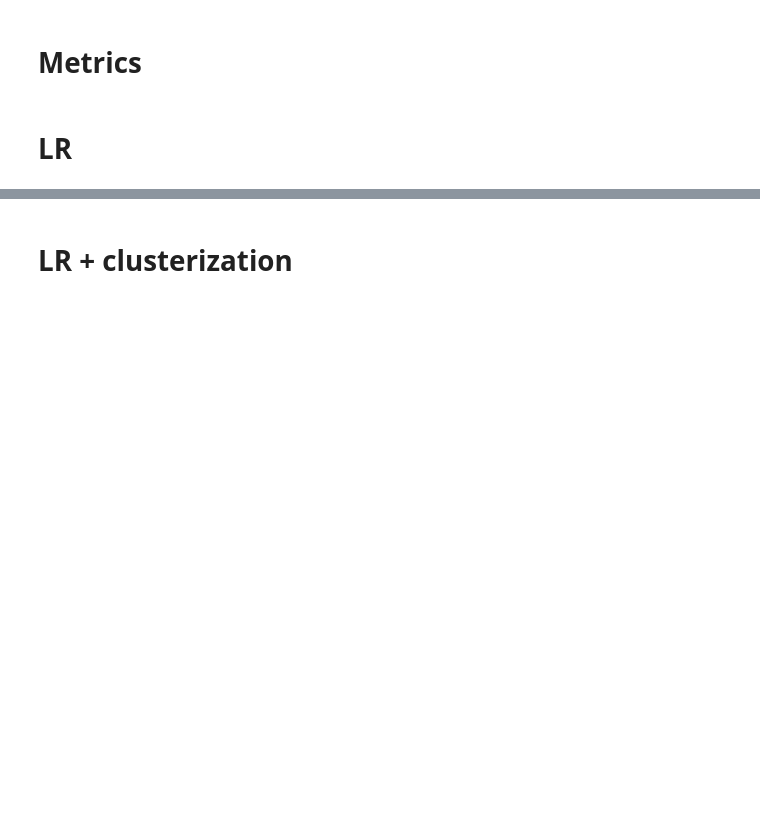
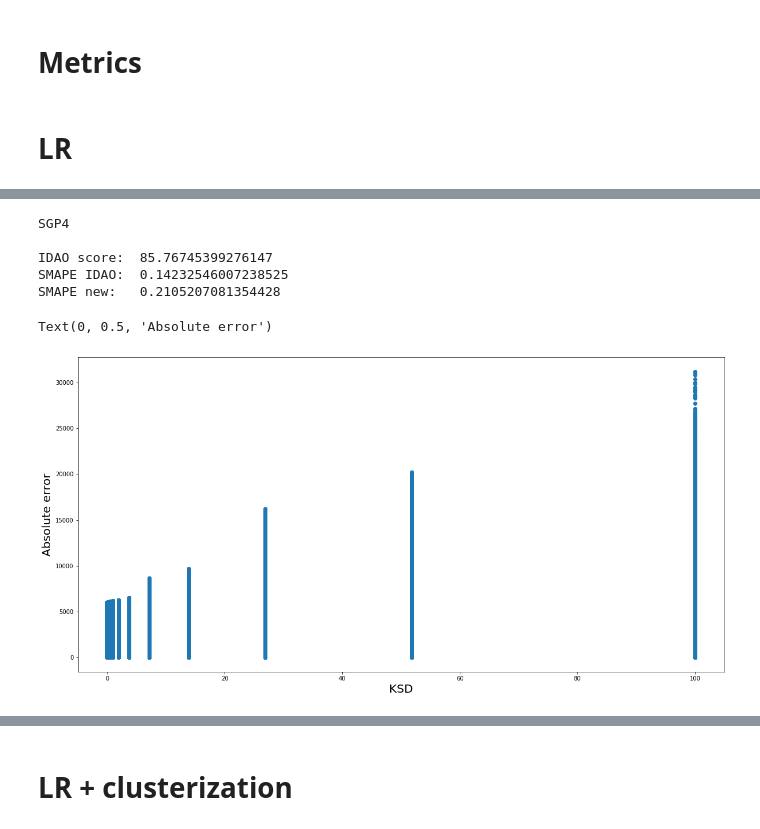
Before and after one commit to denissurin2011/diplom, a Jupyter notebook: linear_models.ipynb, the cells around one changed output, grey strips where cells are left out. Cells and saved outputs as stored; diff of their text form; code cells hidden in the pictures; blank space fills up the shorter version.

```diff
--- a/linear_models.ipynb
+++ b/linear_models.ipynb
@@ -51,7 +58,7 @@ def predict_lr(model, transformer=None):
     X_test = df_test[feature_cols].values
     pred = pd.DataFrame(columns=target_cols, index=df_test.index)
     pred["sat_id"] = df_test["sat_id"]
-
+    n_sat = len(df_train['sat_id'].unique())
     if transformer:
         X_train = transformer.fit_transform(X_train)
         X_test = transformer.fit_transform(X_test)
@@ -88 +95,30 @@ SMAPE IDAO:  0.10983531028246149
 SMAPE new:   0.1493868550128499
+# %%
+print_metrics("SGP4", df_pred_sgp4)
+# %% [output]
+SGP4
+
+IDAO score:  85.76745399276147
+SMAPE IDAO:  0.14232546007238525
+SMAPE new:   0.2105207081354428
+# %%
+df_train = pd.read_csv('/Users/denissurin/Diplom/data 2/train_LPC_RP.csv', index_col="id")
+df_test = pd.read_csv('/Users/denissurin/Diplom/data 2/test_LPC_RP.csv', index_col="id")
+df_test_ans = pd.read_csv("/Users/denissurin/Diplom/data 2/ans_LPC_RP.csv", index_col="id")
+df_test_ans['sat_id'] = df_test['sat_id']
+# %%
+from itertools import product
+preds=[]
+for model, transformer in product(MODELS, TRANSFORMERS):
+    pred = predict_lr(MODELS[model], TRANSFORMERS[transformer])
+    preds.append(pred)
+    #print_metrics(f'{model} {transformer}', pred)
+# %%
+fig, ax = plt.subplots(figsize=(20, 10))
+err = np.mean(np.abs(preds[1][target_cols] - df_test_ans[target_cols]), axis=1)
+ax.scatter(df['KSD'], err)
+plt.xlabel("KSD", fontsize= 20)
+plt.ylabel("Absolute error", fontsize= 20)
+# %% [output]
+Text(0, 0.5, 'Absolute error')
+[figure, added]
```
Also changed, not shown: parts of 23 cells of this notebook.
